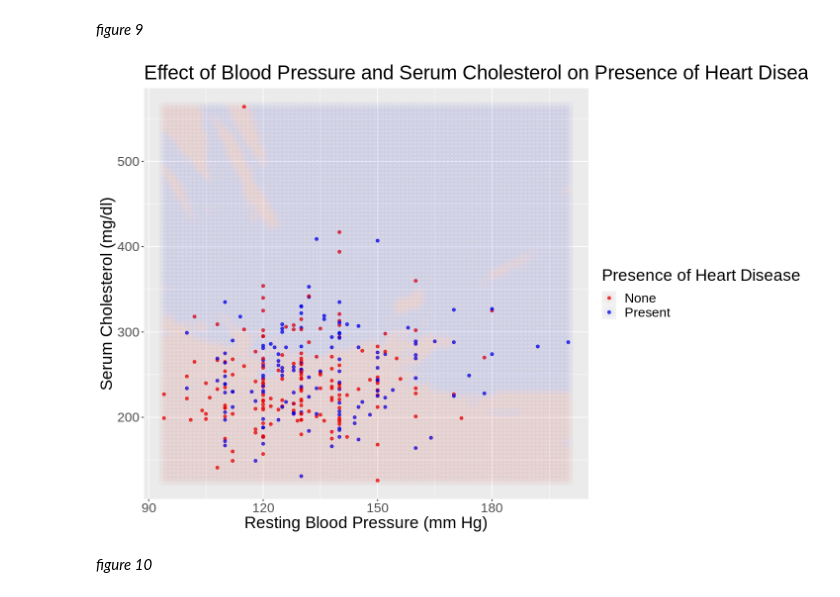
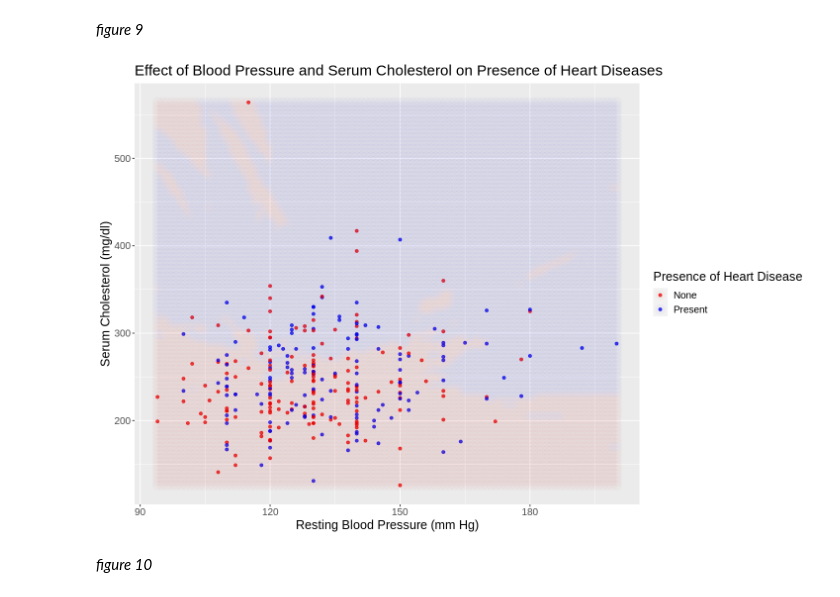
Before and after one commit to oskarjychen/Prediction-of-Heart-Diseases-Project, a Jupyter notebook: report.ipynb, the cells around one changed output. Saved outputs shown, nothing was run; the diff lists cells and outputs as text; code cells hidden in the pictures.

```diff
--- a/report.ipynb
+++ b/report.ipynb
@@ -312,35 +320,35 @@ ctgrid <- as_tibble(expand.grid(chol = chol_grid,
                                 trestbps = trestbps_grid))
 
 knnPredGrid <- predict(heart_final_fit, ctgrid)
 
 prediction_table <- bind_cols(knnPredGrid, ctgrid) |>
   rename(heart_disease = .pred_class)
 
 
 wkflw_plot <-
     ggplot() +
     geom_point(data = clean_heart_data,
                mapping = aes(x = trestbps,
                             y = chol,
                             color = heart_disease),
                alpha = 0.75) +
     geom_point(data = prediction_table,
                mapping = aes(x = trestbps,
                              y = chol,
                             color = heart_disease),
                alpha = 0.02,
                size = 5) +
     labs(color = "Presence of Heart Disease",
          x = "Resting Blood Pressure (mm Hg)",
          y = "Serum Cholesterol (mg/dl)",
          title = "Effect of Blood Pressure and Serum Cholesterol on Presence of Heart Diseases") +
     scale_color_manual(labels = c("None", "Present"),
                        values = c("red2", "blue2")) +
-    theme(text = element_text(size = 20))
+    theme(text = element_text(size = 15))
 
 wkflw_plot
 # %% [output]
-[figure, old version]
+[figure, new version]
 # %% [markdown]
 *figure 10*
 # %% [markdown]
```
Also changed, not shown: parts of 8 cells of this notebook.
